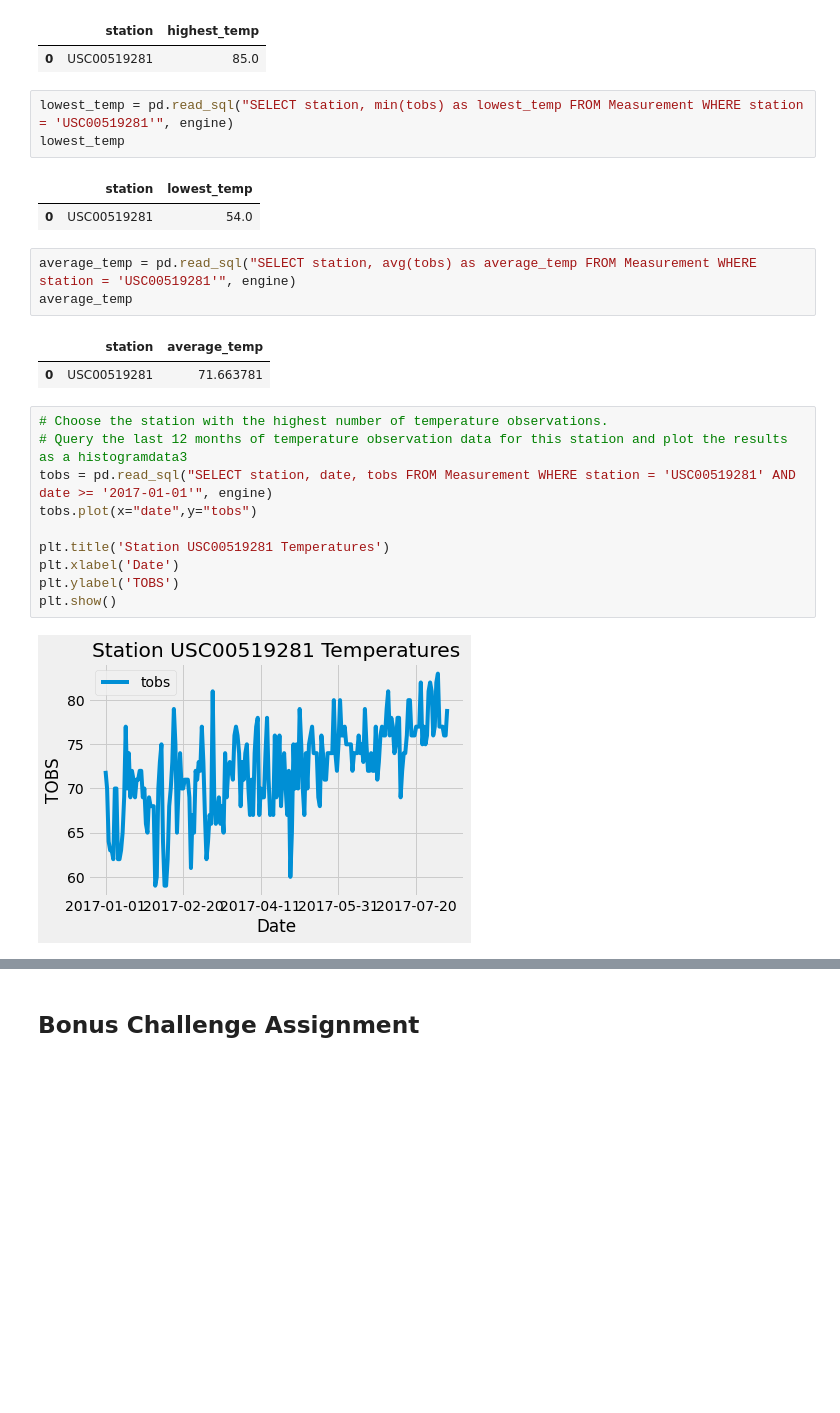
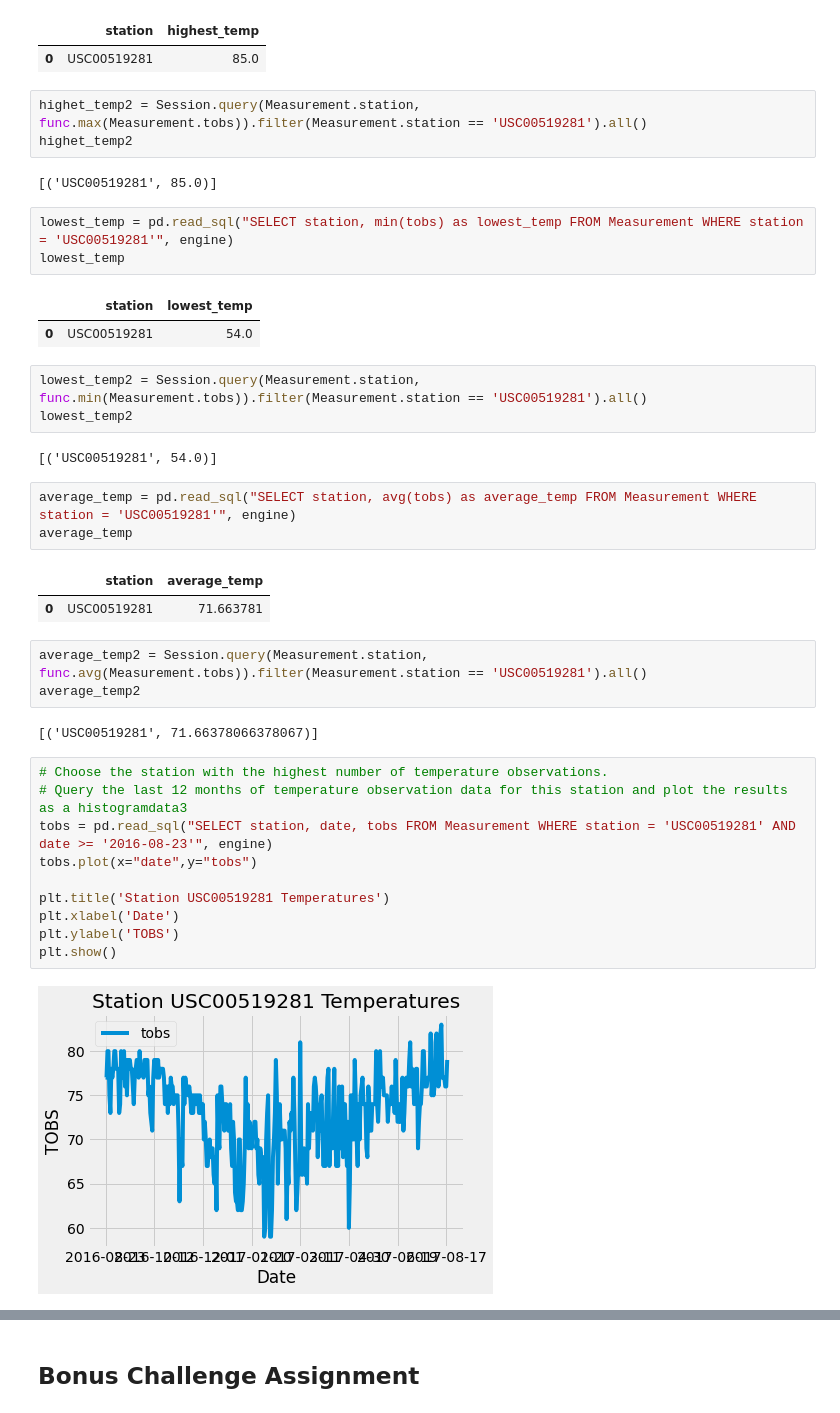
Before and after one commit to npipkins/HW10-SQLalchemy-challenge, a Jupyter notebook: climate_starter.ipynb, the cells around one changed output, grey strips where cells are left out. Drawn from its saved outputs; the diff is of its cells as text; blank space fills up the shorter version.

```diff
--- a/climate_starter.ipynb
+++ b/climate_starter.ipynb
@@ -128,27 +138,42 @@ highet_temp
 # %% [output]
 |  | station | highest_temp |
 | 0 | USC00519281 | 85.0 |
+# %%
+highet_temp2 = Session.query(Measurement.station, func.max(Measurement.tobs)).filter(Measurement.station == 'USC00519281').all()
+highet_temp2
+# %% [output]
+[('USC00519281', 85.0)]
 # %%
 lowest_temp = pd.read_sql("SELECT station, min(tobs) as lowest_temp FROM Measurement WHERE station = 'USC00519281'", engine)
 lowest_temp
 # %% [output]
 |  | station | lowest_temp |
 | 0 | USC00519281 | 54.0 |
+# %%
+lowest_temp2 = Session.query(Measurement.station, func.min(Measurement.tobs)).filter(Measurement.station == 'USC00519281').all()
+lowest_temp2
+# %% [output]
+[('USC00519281', 54.0)]
 # %%
 average_temp = pd.read_sql("SELECT station, avg(tobs) as average_temp FROM Measurement WHERE station = 'USC00519281'", engine)
 average_temp
 # %% [output]
 |  | station | average_temp |
 | 0 | USC00519281 | 71.663781 |
+# %%
+average_temp2 = Session.query(Measurement.station, func.avg(Measurement.tobs)).filter(Measurement.station == 'USC00519281').all()
+average_temp2
+# %% [output]
+[('USC00519281', 71.66378066378067)]
 # %%
 # Choose the station with the highest number of temperature observations.
 # Query the last 12 months of temperature observation data for this station and plot the results as a histogramdata3
-tobs = pd.read_sql("SELECT station, date, tobs FROM Measurement WHERE station = 'USC00519281' AND date >= '2017-01-01'", engine)
+tobs = pd.read_sql("SELECT station, date, tobs FROM Measurement WHERE station = 'USC00519281' AND date >= '2016-08-23'", engine)
 tobs.plot(x="date",y="tobs")
 
 plt.title('Station USC00519281 Temperatures')
 plt.xlabel('Date')
 plt.ylabel('TOBS')
 plt.show()
 # %% [output]
-[figure, old version]
+[figure, new version]
```
Also changed, not shown: parts of 4 cells of this notebook, 1 other file.
